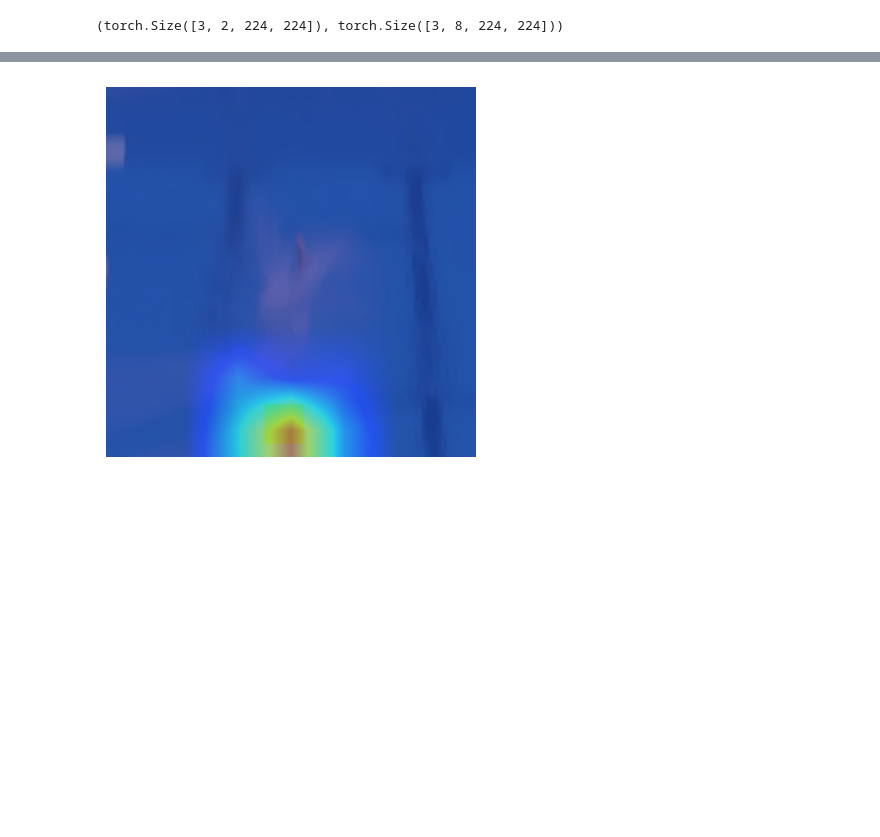
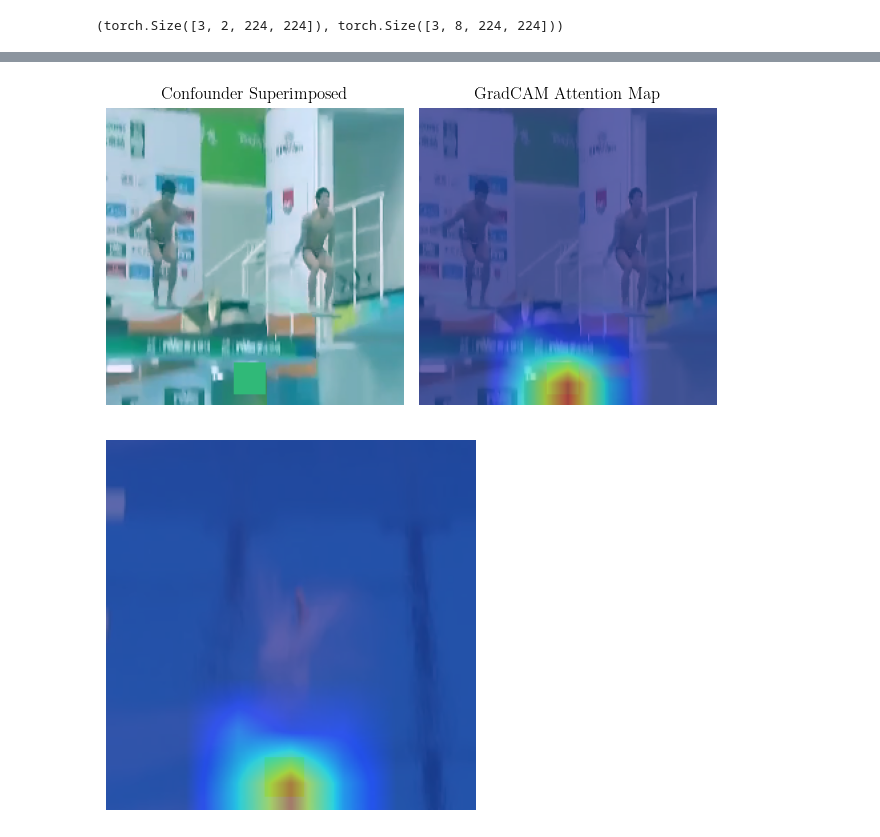
Before and after one commit to sirTomasson/diveslowlearnfast, a Jupyter notebook: notebooks/eval/run33/Notebook.ipynb, the cells around one changed output, grey strips where cells are left out. Cells and saved outputs as stored; diff of their text form; code cells hidden in the pictures; blank space fills up the shorter version.

```diff
--- a/notebooks/eval/run33/Notebook.ipynb
+++ b/notebooks/eval/run33/Notebook.ipynb
@@ -153,3 +175,25 @@ dlf.frameshow(slow_map, frame_idx=1)
+# %%
+image = np.uint8(slow_map.permute(1, 2, 3, 0)[1] * 255)
+Image.fromarray(image).save(f'{vidname}_confounder_gradcam.png')
+# %%
+left = x_denorm[4]
+right = image
+
+ax = plt.subplot(121)
+ax.imshow(left)
+ax.axis('off')
+ax.set_title('Confounder Superimposed')
+
+ax = plt.subplot(122)
+ax.imshow(right)
+ax.axis('off')
+ax.set_title('GradCAM Attention Map')
+
+plt.tight_layout()
+plt.savefig(f'{vidname}_confounder_gradcam.png')
+plt.show()
+# %% [output]
+[figure, added]
 # %%
 dlf.frameshow(fast_map, frame_idx=5)
 # %% [output]
```
Also changed, not shown: parts of 9 cells of this notebook, 5 other files.
